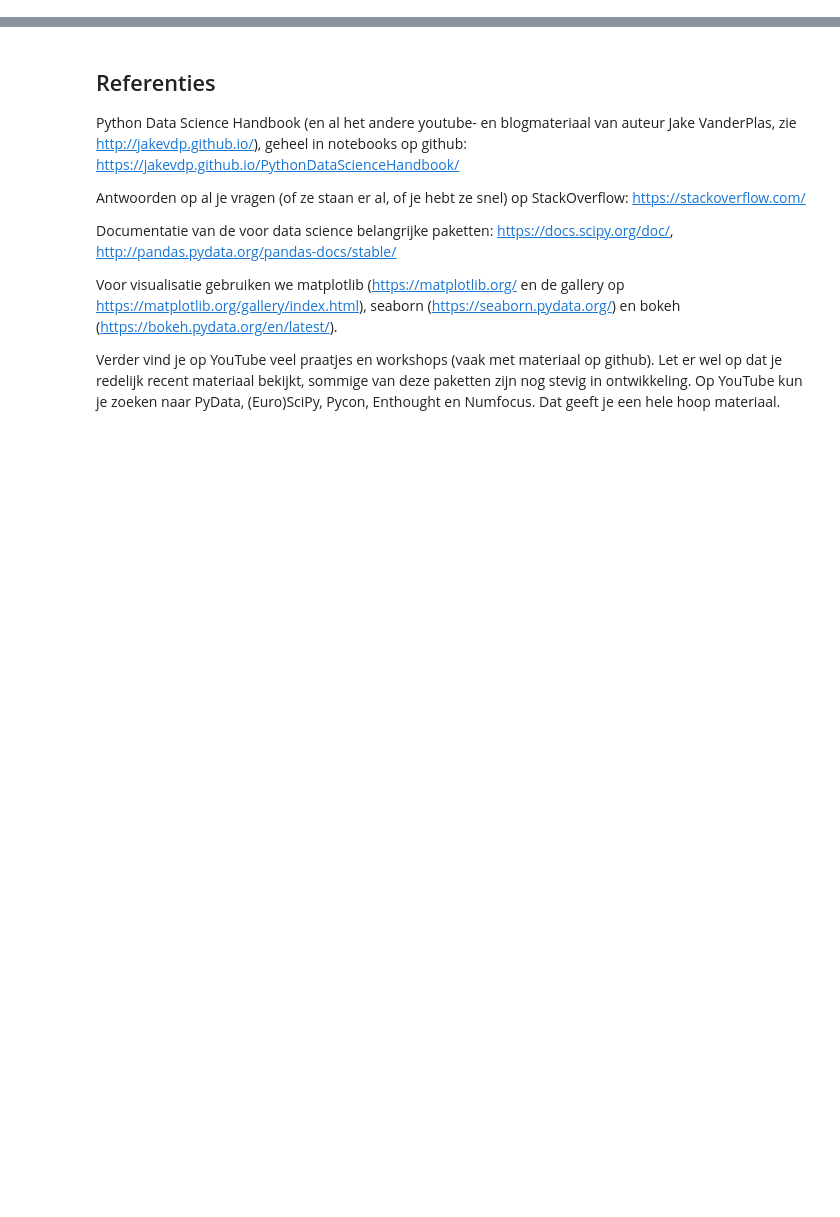
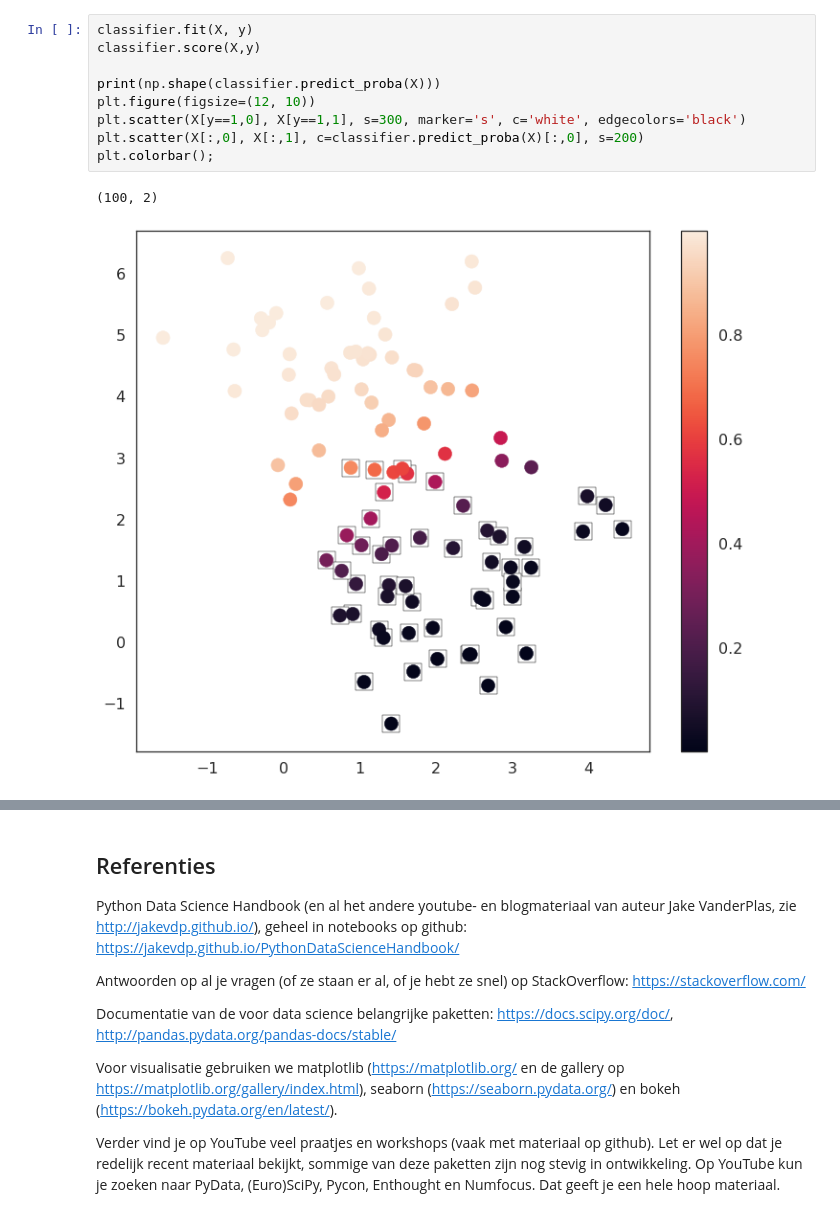
Before and after one commit to harcel/PyDataScienceIntroNL, a Jupyter notebook: Instructie_4.ipynb, the cells around one changed output, grey strips where cells are left out. Drawn from its saved outputs; the diff is of its cells as text; blank space fills up the shorter version.

```diff
--- a/Instructie_4.ipynb
+++ b/Instructie_4.ipynb
@@ -0,0 +65,12 @@
+# %%
+classifier.fit(X, y)
+classifier.score(X,y)
+
+print(np.shape(classifier.predict_proba(X)))
+plt.figure(figsize=(12, 10))
+plt.scatter(X[y==1,0], X[y==1,1], s=300, marker='s', c='white', edgecolors='black')
+plt.scatter(X[:,0], X[:,1], c=classifier.predict_proba(X)[:,0], s=200)
+plt.colorbar();
+# %% [output]
+(100, 2)
+[figure, added]
```
Also changed, not shown: parts of 42 cells of this notebook, 1 other file.
